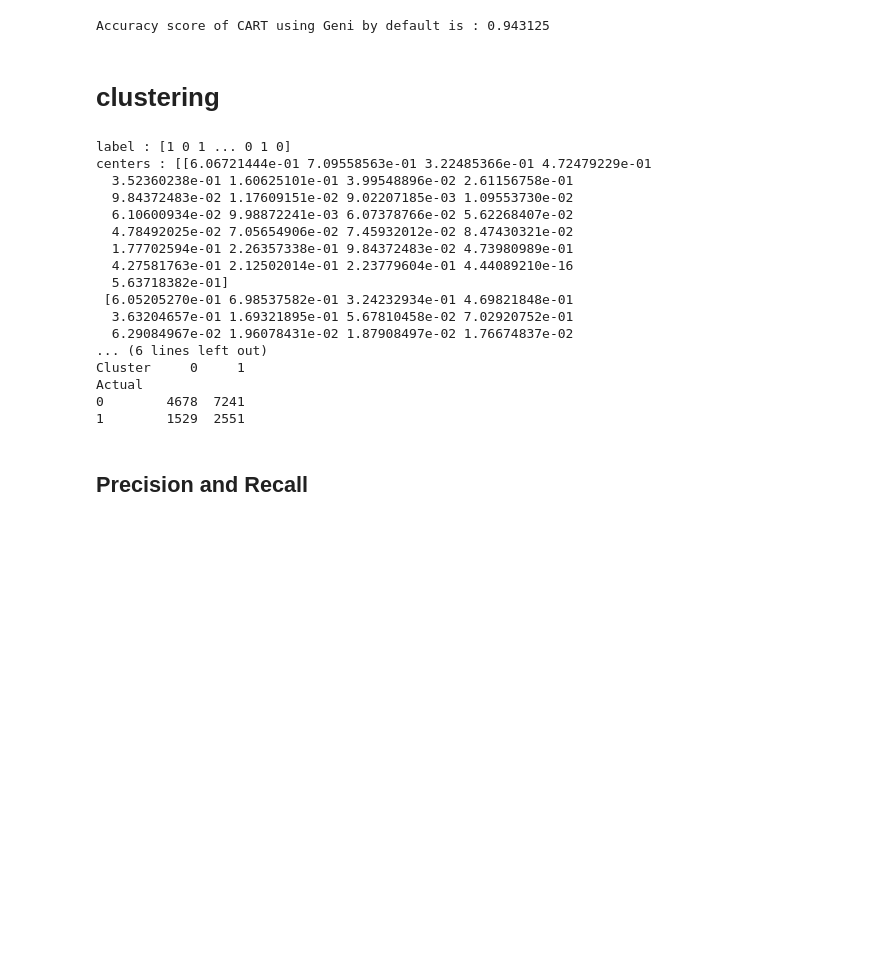
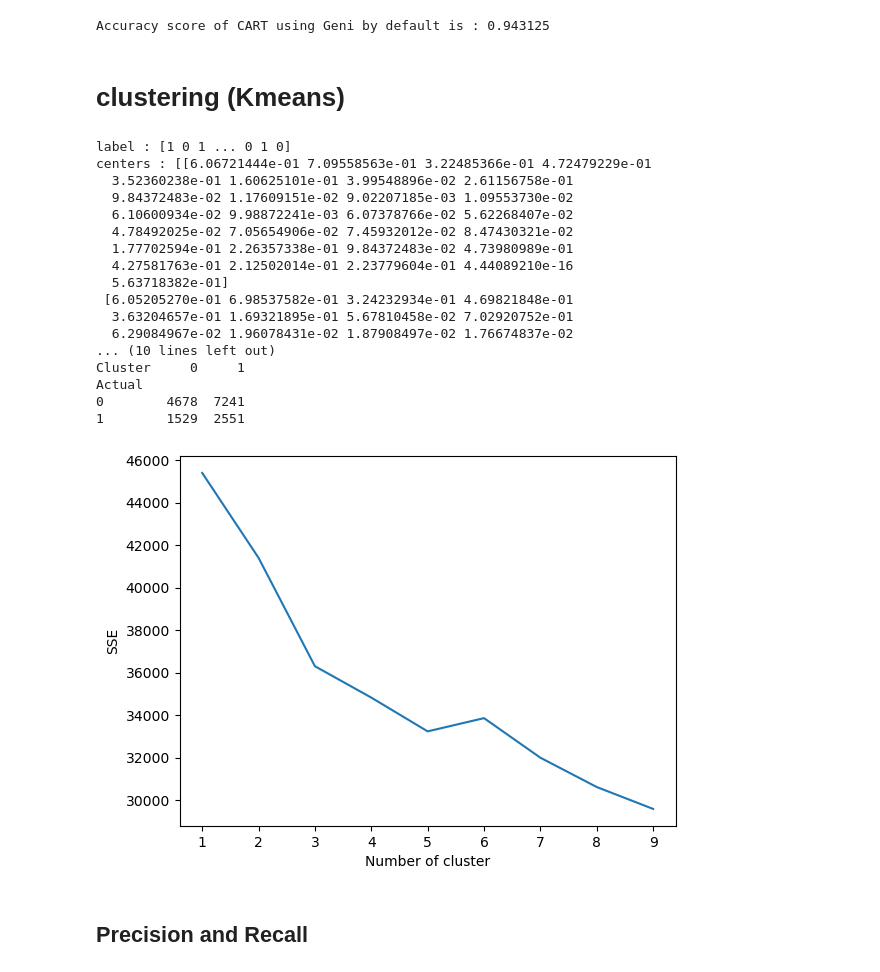
Before and after one commit to elcaskerito/ml_eda_AI_stevens_institute_tech, a Jupyter notebook: learning/other_ppl_projet/final_project/Employee_Turnover_Analysis.ipynb, the cells around one changed output. Cells and saved outputs as stored; diff of their text form; code cells hidden in the pictures; blank space fills up the shorter version.

```diff
--- a/learning/other_ppl_projet/employee_turnover_prediction copy.ipynb
+++ b/learning/other_ppl_projet/final_project/Employee_Turnover_Analysis.ipynb
@@ -374,7 +375,7 @@ print(f'Accuracy score of CART using Geni by default is : {acc}')
 # %% [output]
 Accuracy score of CART using Geni by default is : 0.943125
 # %% [markdown]
-#  clustering
+#  clustering (Kmeans)
 # %%
 import numpy as np
 import pandas as pd
@@ -400,36 +401,52 @@ centers = kmeans.cluster_centers_
 # cluster detail
 
 
-print(f'label : {labels}')
+print(f'label : {labels} \n')
 print(f'centers : {centers}')
 
 # cross tab
 
 df_cluster=pd.DataFrame({'Actual':y,'Cluster':labels})
 # Create a cross-tabulation
 cross_tab = pd.crosstab(df_cluster['Actual'], df_cluster['Cluster'])
 
-print('cross tab display of our cluster')
+print('\n \n cross tab display of our cluster')
+print('\n ')
+
 
 print(cross_tab)
+
+
+sse = {}
+for k in range(1, 10):
+    kmeans = KMeans(n_clusters=k, max_iter=1000).fit(attr)
+    attr["clusters"] = kmeans.labels_
+    #print(data["clusters"])
+    sse[k] = kmeans.inertia_ # Inertia: Sum of distances of samples to their closest cluster center
+plt.figure()
+plt.plot(list(sse.keys()), list(sse.values()))
+plt.xlabel("Number of cluster")
+plt.ylabel("SSE")
+plt.show()
 # %% [output]
 label : [1 0 1 ... 0 1 0]
 centers : [[6.06721444e-01 7.09558563e-01 3.22485366e-01 4.72479229e-01
   3.52360238e-01 1.60625101e-01 3.99548896e-02 2.61156758e-01
   9.84372483e-02 1.17609151e-02 9.02207185e-03 1.09553730e-02
   6.10600934e-02 9.98872241e-03 6.07378766e-02 5.62268407e-02
   4.78492025e-02 7.05654906e-02 7.45932012e-02 8.47430321e-02
   1.77702594e-01 2.26357338e-01 9.84372483e-02 4.73980989e-01
   4.27581763e-01 2.12502014e-01 2.23779604e-01 4.44089210e-16
   5.63718382e-01]
  [6.05205270e-01 6.98537582e-01 3.24232934e-01 4.69821848e-01
   3.63204657e-01 1.69321895e-01 5.67810458e-02 7.02920752e-01
   6.29084967e-02 1.96078431e-02 1.87908497e-02 1.76674837e-02
-... (6 lines left out)
+... (10 lines left out)
 Cluster     0     1
 Actual
 0        4678  7241
 1        1529  2551
+[figure, added]
 # %% [markdown]
 ## **Precision and Recall**
 # %% [markdown]
```
Also changed, not shown: parts of 2 cells of this notebook, 13 other files.
